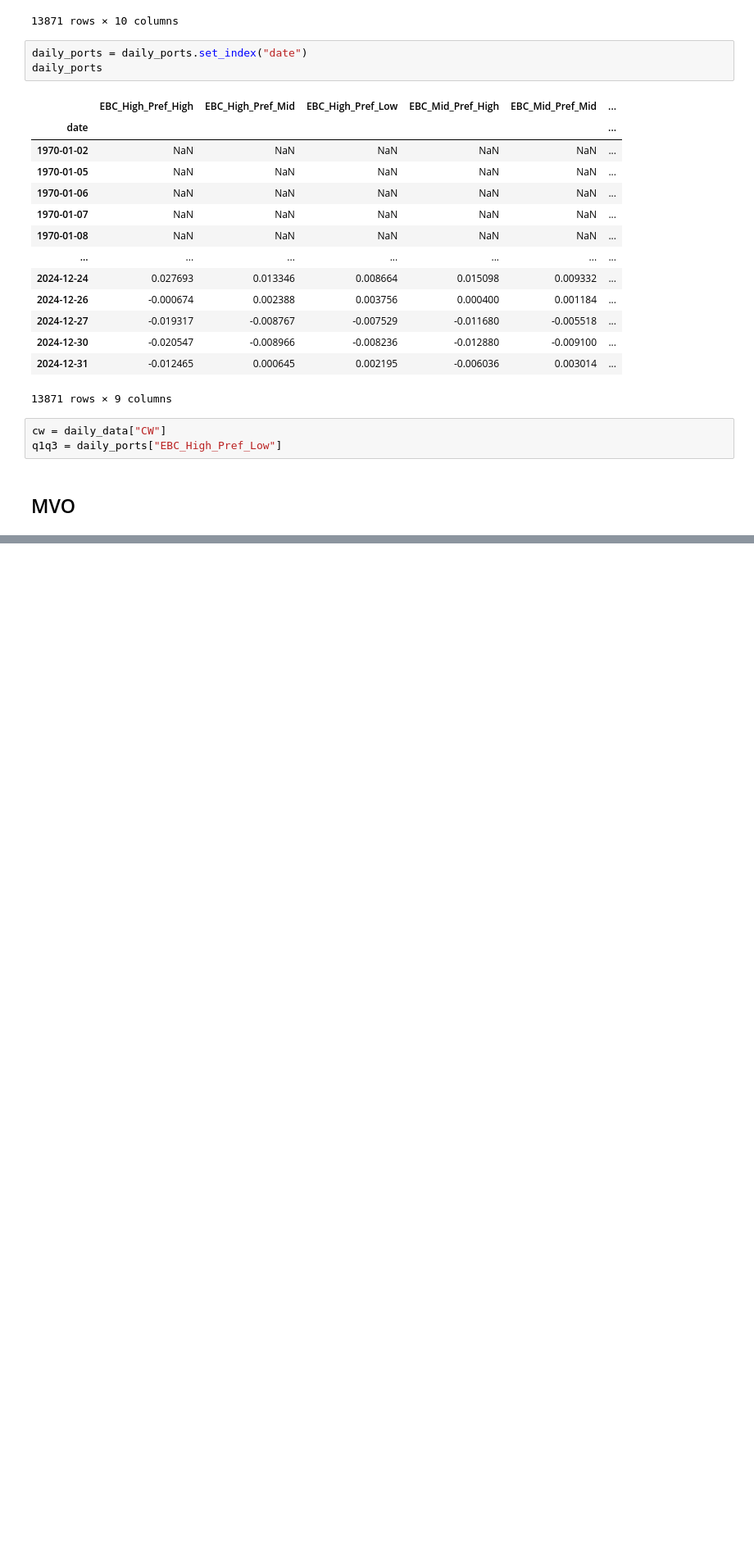
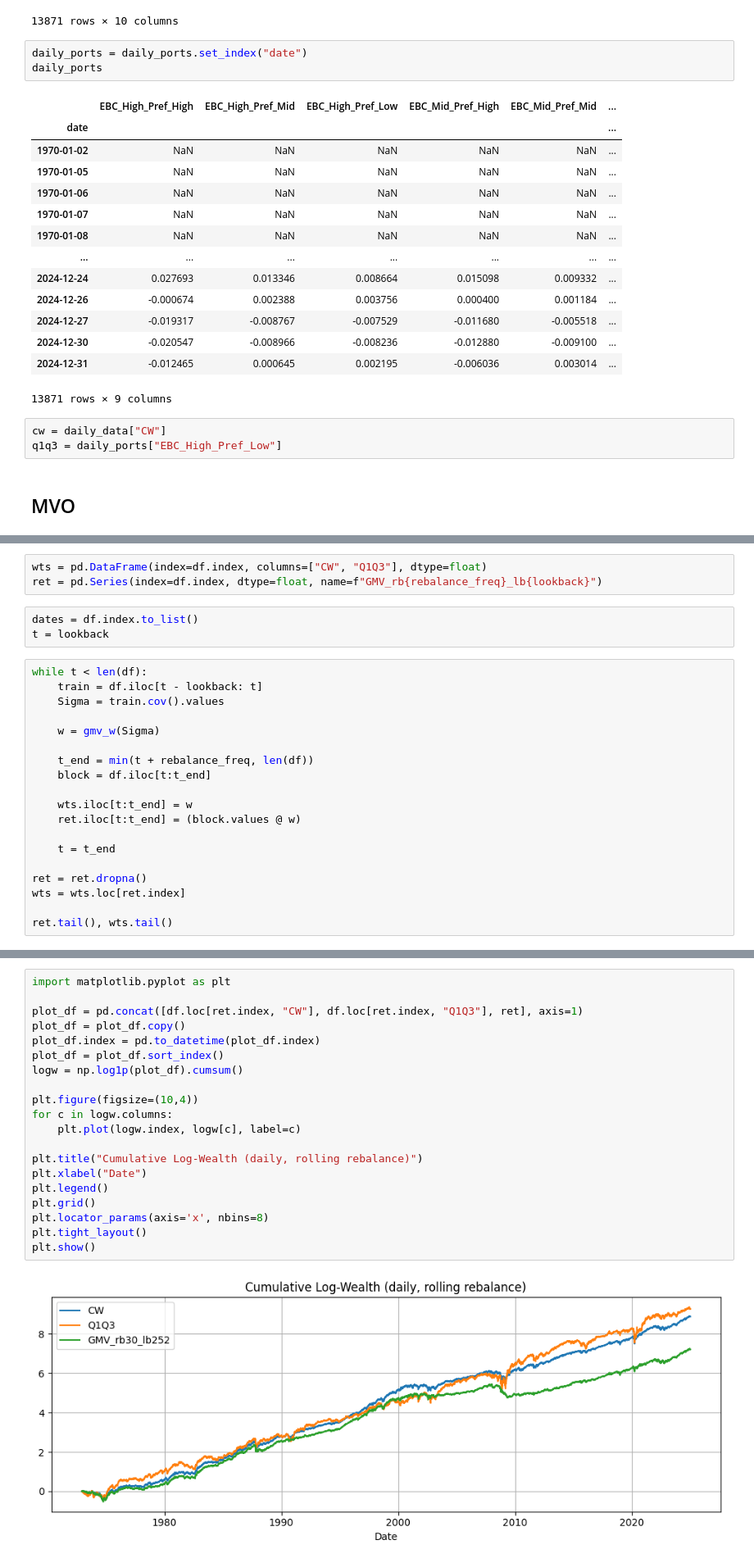
Before and after one commit to eviprous/Invesco_Research_Project, a Jupyter notebook: notebooks/portfolios_comb.ipynb, the cells around one changed output, grey strips where cells are left out. Shown at 82% size. Drawn from its saved outputs; the diff is of its cells as text; blank space fills up the shorter version.

Commit message:
Update Rolling Rebalnced MVO

```diff
--- a/notebooks/portfolios_comb.ipynb
+++ b/notebooks/portfolios_comb.ipynb
@@ -352,0 +90,25 @@ rank_by_regime
+# %%
+wts = pd.DataFrame(index=df.index, columns=["CW", "Q1Q3"], dtype=float)
+ret = pd.Series(index=df.index, dtype=float, name=f"GMV_rb{rebalance_freq}_lb{lookback}")
+# %%
+dates = df.index.to_list()
+t = lookback
+# %%
+while t < len(df):
+    train = df.iloc[t - lookback: t]
+    Sigma = train.cov().values
+
+    w = gmv_w(Sigma)
+
+    t_end = min(t + rebalance_freq, len(df))
+    block = df.iloc[t:t_end]
+
+    wts.iloc[t:t_end] = w
+    ret.iloc[t:t_end] = (block.values @ w)
+
+    t = t_end
+
+ret = ret.dropna()
+wts = wts.loc[ret.index]
+
+ret.tail(), wts.tail()
@@ -352,0 +130,22 @@ rank_by_regime
+# %%
+import matplotlib.pyplot as plt
+
+plot_df = pd.concat([df.loc[ret.index, "CW"], df.loc[ret.index, "Q1Q3"], ret], axis=1)
+plot_df = plot_df.copy()
+plot_df.index = pd.to_datetime(plot_df.index)
+plot_df = plot_df.sort_index()
+logw = np.log1p(plot_df).cumsum()
+
+plt.figure(figsize=(10,4))
+for c in logw.columns:
+    plt.plot(logw.index, logw[c], label=c)
+
+plt.title("Cumulative Log-Wealth (daily, rolling rebalance)")
+plt.xlabel("Date")
+plt.legend()
+plt.grid()
+plt.locator_params(axis='x', nbins=8)
+plt.tight_layout()
+plt.show()
+# %% [output]
+[figure, added]
```
Also changed, not shown: parts of 33 cells of this notebook.
